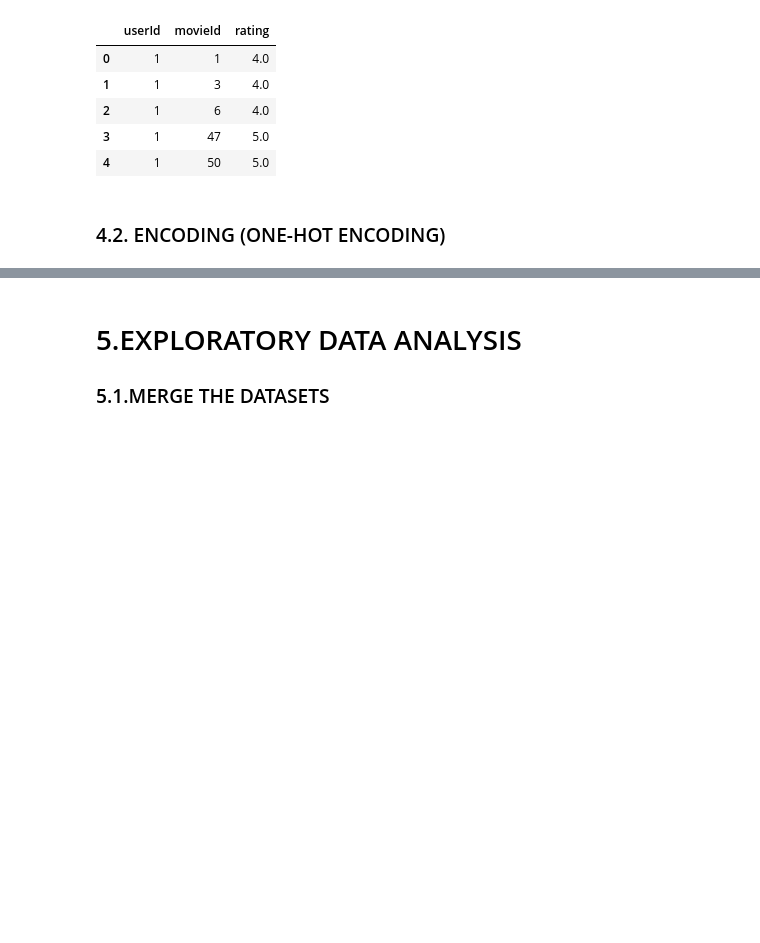
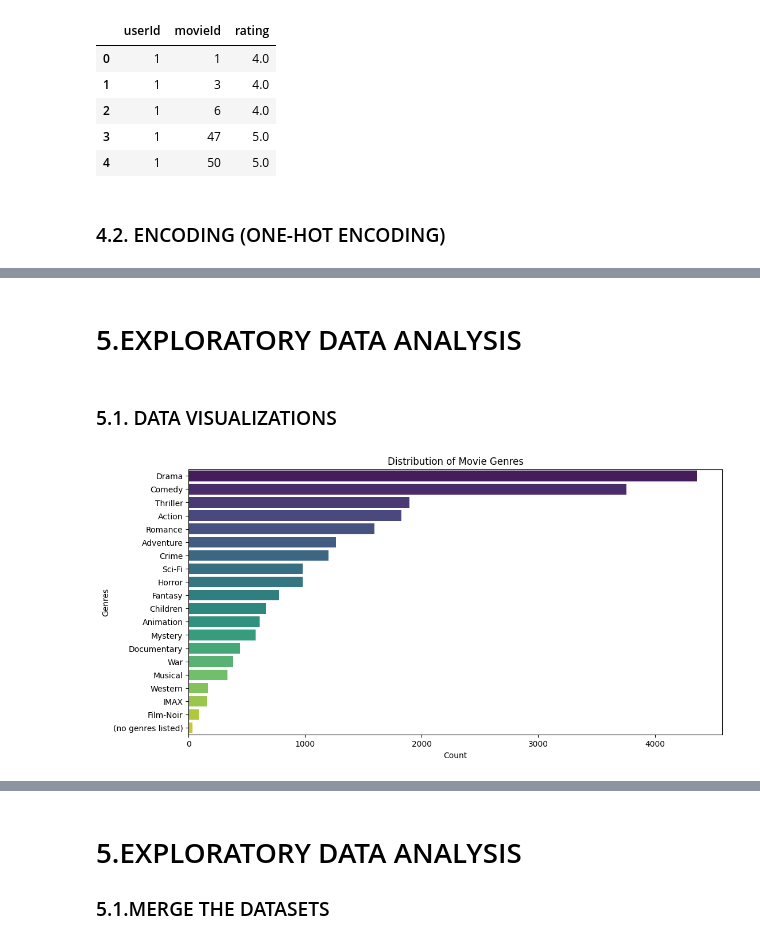
Before and after one commit to Mak-annie/MOVIE-RECS-SYSTEM, a Jupyter notebook: index.ipynb, the cells around one changed output, grey strips where cells are left out. Drawn from its saved outputs; the diff is of its cells as text; code cells hidden in the pictures; blank space fills up the shorter version.

```diff
--- a/index.ipynb
+++ b/index.ipynb
@@ -108,0 +101,15 @@ movie_data.head()
+# %% [markdown]
+# 5.EXPLORATORY DATA ANALYSIS
+# %% [markdown]
+### 5.1. DATA VISUALIZATIONS
+# %%
+#Plot the distribution of movie genres
+genre_counts = movie_data['genres'].str.split('|', expand=True).stack().value_counts()
+plt.figure(figsize=(12, 6))
+sns.barplot(x=genre_counts.values, y=genre_counts.index, palette="viridis")
+plt.title('Distribution of Movie Genres')
+plt.xlabel('Count')
+plt.ylabel('Genres')
+plt.show()
+# %% [output]
+[figure, added]
```
Also changed, not shown: parts of 9 cells of this notebook.
